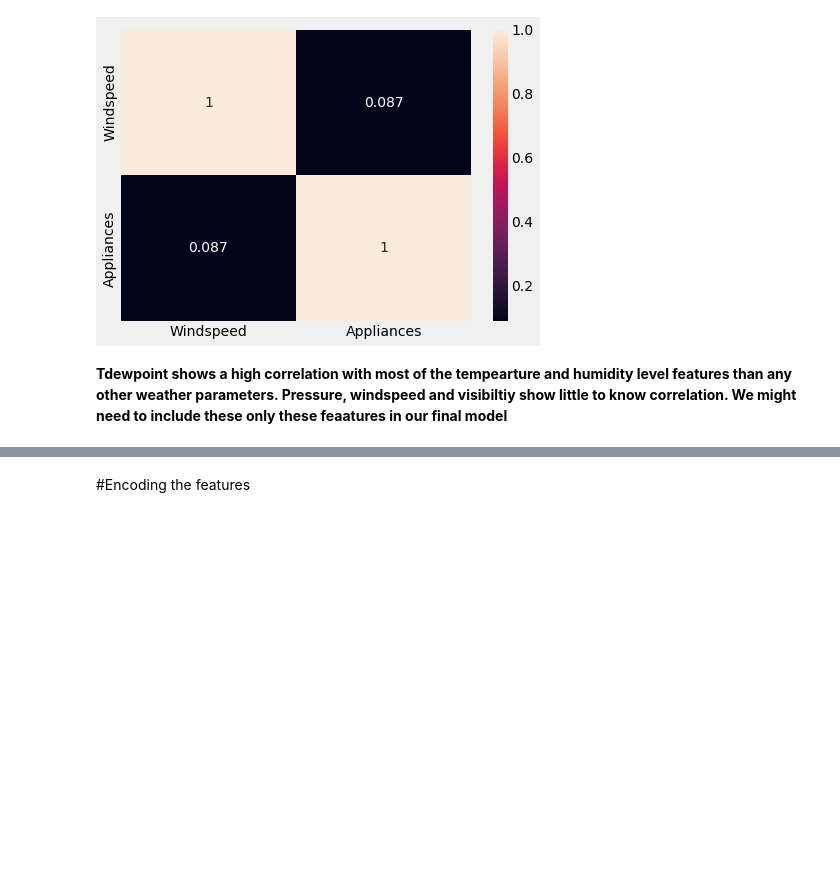
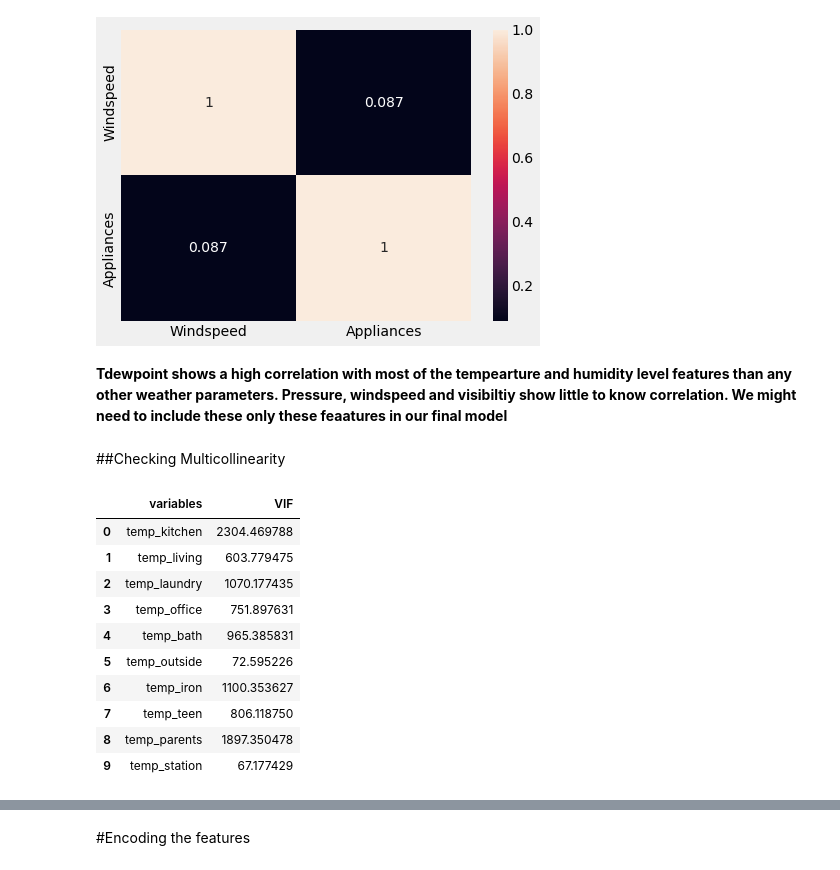
Before and after one commit to amrita-sarkar1/Appliance-Energy-Prediction, a Jupyter notebook: Appliance_Energy_Prediction_.ipynb, the cells around one changed output, grey strips where cells are left out. Saved outputs shown, nothing was run; the diff lists cells and outputs as text; code cells hidden in the pictures; blank space fills up the shorter version.

```diff
--- a/Appliance_Energy_Prediction_.ipynb
+++ b/Appliance_Energy_Prediction_.ipynb
@@ -361,3 +381,30 @@ sns.heatmap(df[['Windspeed', 'Appliances']].corr(), ax = ax, annot=True);
 [figure]
 # %% [markdown]
 **Tdewpoint shows a high correlation with most of the tempearture and humidity level features than any other weather parameters. Pressure, windspeed and visibiltiy show little to know correlation. We might need to include these only these feaatures in our final model**
+# %% [markdown]
+##Checking Multicollinearity
+# %%
+#Multicollinearity
+from statsmodels.stats.outliers_influence import variance_inflation_factor
+def calc_vif(X):
+
+    # Calculating VIF
+    vif = pd.DataFrame()
+    vif["variables"] = X.columns
+    vif["VIF"] = [variance_inflation_factor(X.values, i) for i in range(X.shape[1])]
+
+    return(vif)
+# %%
+calc_vif(df[[i for i in df.describe().columns if i in ['temp_kitchen','temp_living','temp_laundry','temp_office','temp_bath','temp_outside','temp_iron','temp_teen','temp_parents','temp_station']]])
+# %% [output]
+|  | variables | VIF |
+| 0 | temp_kitchen | 2304.469788 |
+| 1 | temp_living | 603.779475 |
+| 2 | temp_laundry | 1070.177435 |
+| 3 | temp_office | 751.897631 |
+| 4 | temp_bath | 965.385831 |
+| 5 | temp_outside | 72.595226 |
+| 6 | temp_iron | 1100.353627 |
+| 7 | temp_teen | 806.118750 |
+| 8 | temp_parents | 1897.350478 |
+| 9 | temp_station | 67.177429 |
```
Also changed, not shown: parts of 40 cells of this notebook.
